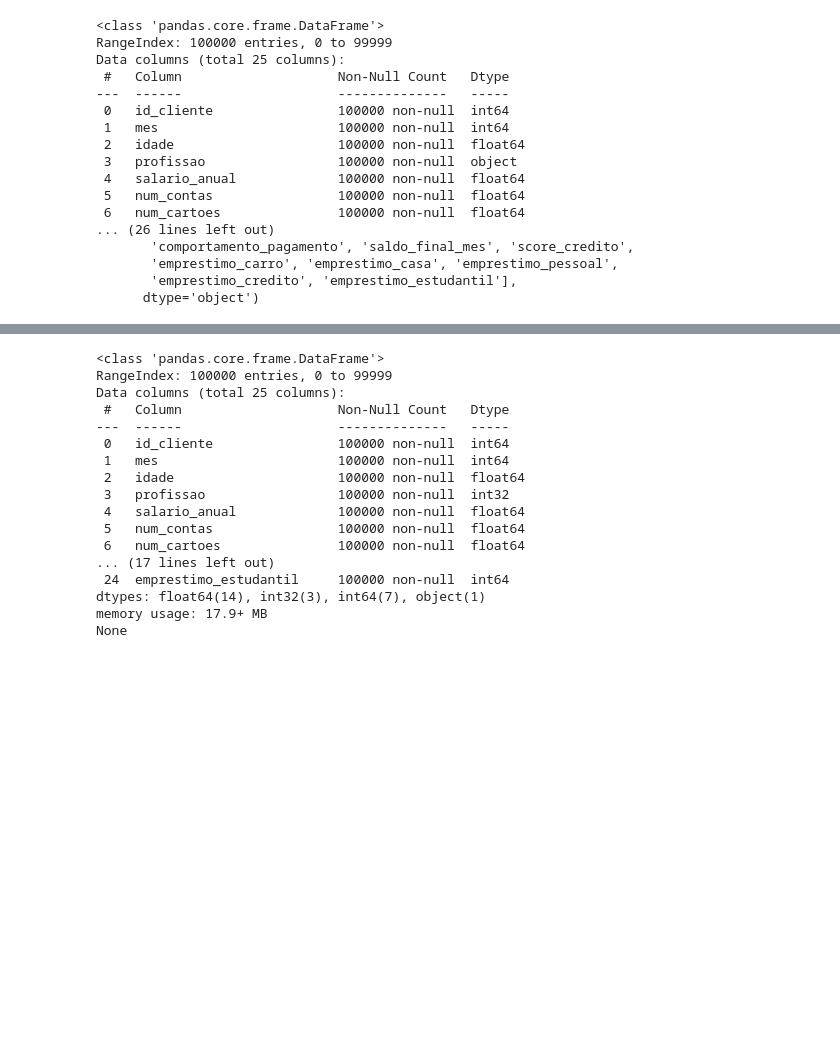
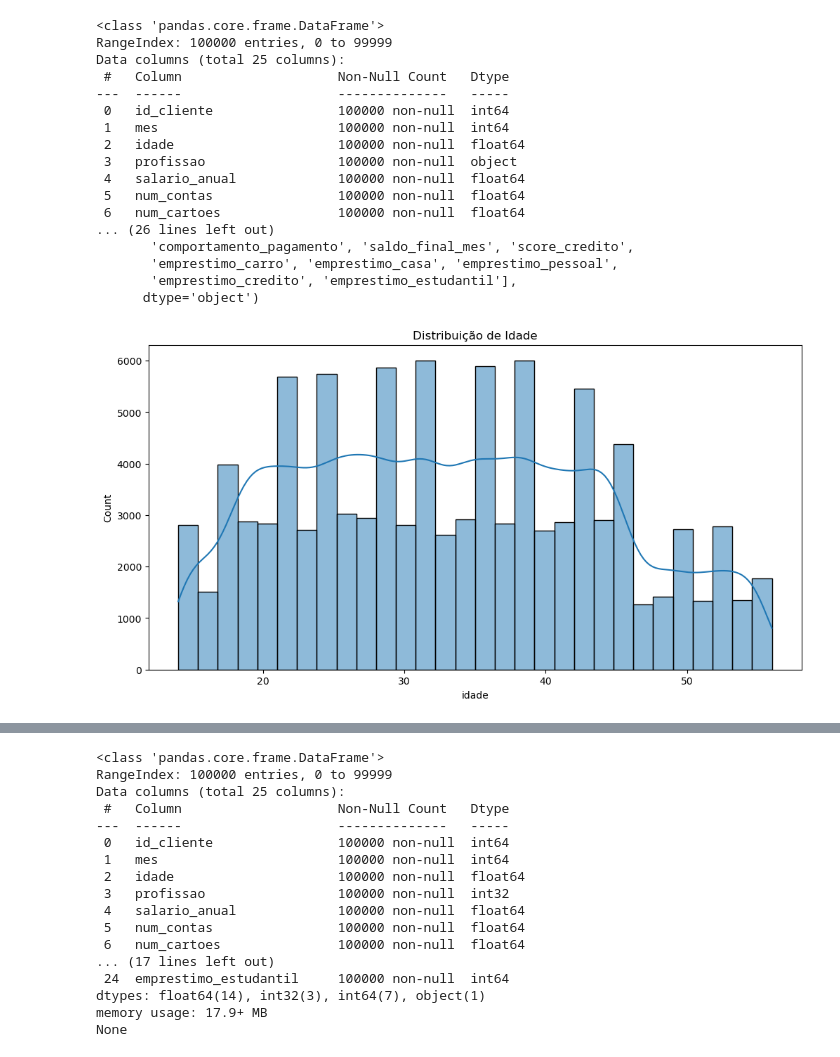
Before and after one commit to Haell39/Analise-Credito, a Jupyter notebook: main.ipynb, the cells around one changed output, grey strips where cells are left out. Drawn from its saved outputs; the diff is of its cells as text; code cells hidden in the pictures; blank space fills up the shorter version.

```diff
--- a/main.ipynb
+++ b/main.ipynb
@@ -38,3 +66,12 @@ Data columns (total 25 columns):
        'emprestimo_carro', 'emprestimo_casa', 'emprestimo_pessoal',
        'emprestimo_credito', 'emprestimo_estudantil'],
       dtype='object')
+# %%
+# Visualizar distribuição de algumas variáveis
+
+plt.figure(figsize=(12, 6))
+sns.histplot(table['idade'], bins = 30, kde=True)
+plt.title('Distribuição de Idade')
+plt.show()
+# %% [output]
+[figure, added]
```
Also changed, not shown: parts of 11 cells of this notebook, 1 other file.
